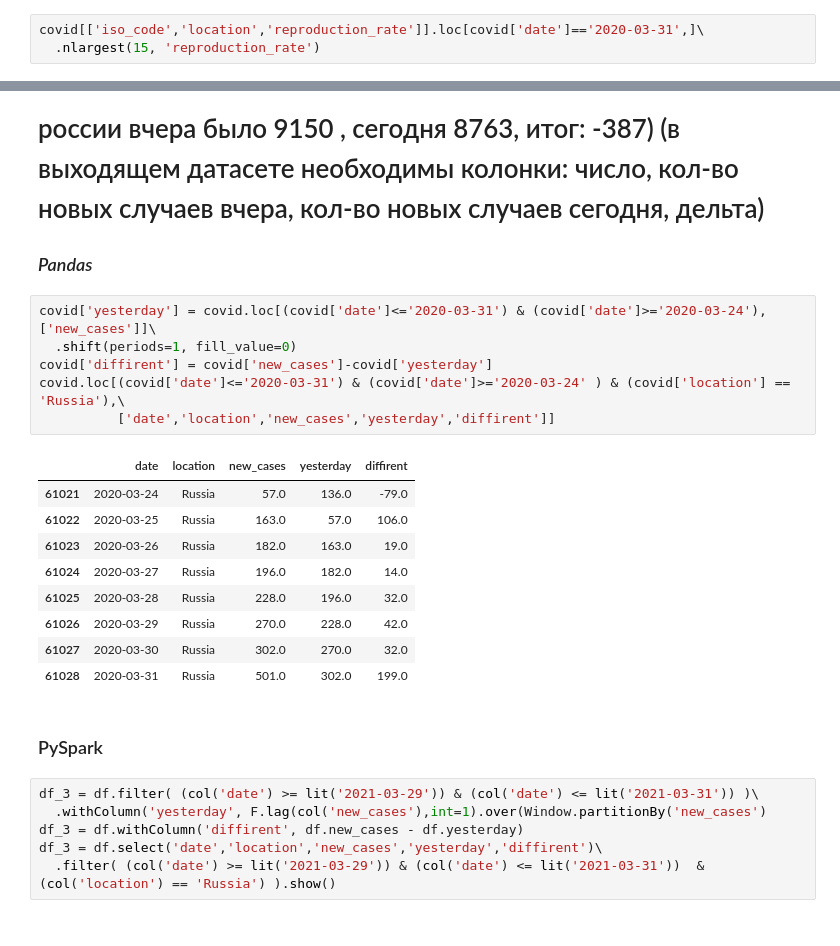
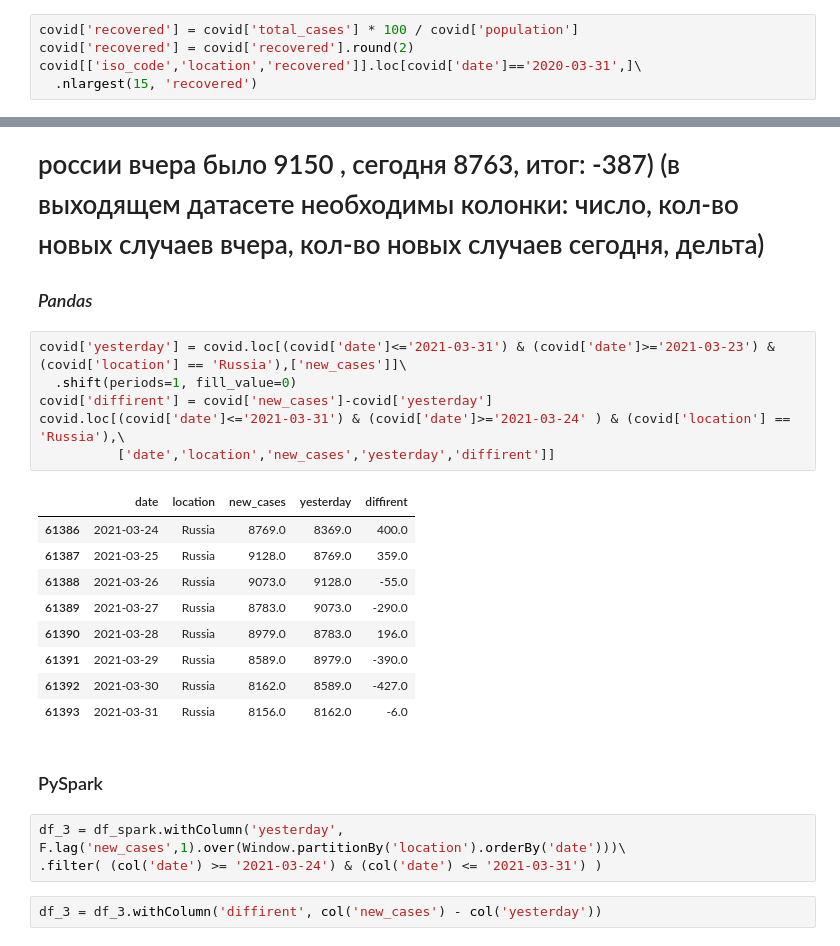
Before and after one commit to Svetorus/Spark, a Jupyter notebook: Spark_SQL.ipynb, the cells around one changed output, grey strips where cells are left out. Cells and saved outputs as stored; diff of their text form.

Commit message:
DZ_2_SparkSQL Вариант анализа данных на Pandas, Spark, Sql spark

```diff
--- a/Spark_SQL.ipynb
+++ b/Spark_SQL.ipynb
@@ -56,6 +94,8 @@ Index(['iso_code', 'continent', 'location', 'date', 'total_cases', 'new_cases',
 # 1. Выберите 15 стран с наибольшим процентом переболевших на 31 марта (в выходящем датасете необходимы колонки: iso_code, страна, процент переболевших)
 ### *Pandas*
 # %%
-covid[['iso_code','location','reproduction_rate']].loc[covid['date']=='2020-03-31',]\
-  .nlargest(15, 'reproduction_rate')
+covid['recovered'] = covid['total_cases'] * 100 / covid['population']
+covid['recovered'] = covid['recovered'].round(2)
+covid[['iso_code','location','recovered']].loc[covid['date']=='2020-03-31',]\
+  .nlargest(15, 'recovered')
 # %% [output]
@@ -134,26 +294,25 @@ new_covid.select('date','location','new_cases').orderBy(col('new_cases').desc())
 # 3. Посчитайте изменение случаев относительно предыдущего дня в России за последнюю неделю марта 2021. (например: в россии вчера было 9150 , сегодня 8763, итог: -387) (в выходящем датасете необходимы колонки: число, кол-во новых случаев вчера, кол-во новых случаев сегодня, дельта)
 ### *Pandas*
 # %%
-covid['yesterday'] = covid.loc[(covid['date']<='2020-03-31') & (covid['date']>='2020-03-24'),['new_cases']]\
+covid['yesterday'] = covid.loc[(covid['date']<='2021-03-31') & (covid['date']>='2021-03-23') & (covid['location'] == 'Russia'),['new_cases']]\
   .shift(periods=1, fill_value=0)
 covid['diffirent'] = covid['new_cases']-covid['yesterday']
-covid.loc[(covid['date']<='2020-03-31') & (covid['date']>='2020-03-24' ) & (covid['location'] == 'Russia'),\
+covid.loc[(covid['date']<='2021-03-31') & (covid['date']>='2021-03-24' ) & (covid['location'] == 'Russia'),\
           ['date','location','new_cases','yesterday','diffirent']]
 # %% [output]
 |  | date | location | new_cases | yesterday | diffirent |
-| 61021 | 2020-03-24 | Russia | 57.0 | 136.0 | -79.0 |
-| 61022 | 2020-03-25 | Russia | 163.0 | 57.0 | 106.0 |
-| 61023 | 2020-03-26 | Russia | 182.0 | 163.0 | 19.0 |
-| 61024 | 2020-03-27 | Russia | 196.0 | 182.0 | 14.0 |
-| 61025 | 2020-03-28 | Russia | 228.0 | 196.0 | 32.0 |
-| 61026 | 2020-03-29 | Russia | 270.0 | 228.0 | 42.0 |
-| 61027 | 2020-03-30 | Russia | 302.0 | 270.0 | 32.0 |
-| 61028 | 2020-03-31 | Russia | 501.0 | 302.0 | 199.0 |
+| 61386 | 2021-03-24 | Russia | 8769.0 | 8369.0 | 400.0 |
+| 61387 | 2021-03-25 | Russia | 9128.0 | 8769.0 | 359.0 |
+| 61388 | 2021-03-26 | Russia | 9073.0 | 9128.0 | -55.0 |
+| 61389 | 2021-03-27 | Russia | 8783.0 | 9073.0 | -290.0 |
+| 61390 | 2021-03-28 | Russia | 8979.0 | 8783.0 | 196.0 |
+| 61391 | 2021-03-29 | Russia | 8589.0 | 8979.0 | -390.0 |
+| 61392 | 2021-03-30 | Russia | 8162.0 | 8589.0 | -427.0 |
+| 61393 | 2021-03-31 | Russia | 8156.0 | 8162.0 | -6.0 |
 # %% [markdown]
 ### PySpark
 # %%
-df_3 = df.filter( (col('date') >= lit('2021-03-29')) & (col('date') <= lit('2021-03-31')) )\
-  .withColumn('yesterday', F.lag(col('new_cases'),int=1).over(Window.partitionBy('new_cases')
-df_3 = df.withColumn('diffirent', df.new_cases - df.yesterday)
-df_3 = df.select('date','location','new_cases','yesterday','diffirent')\
-  .filter( (col('date') >= lit('2021-03-29')) & (col('date') <= lit('2021-03-31'))  & (col('location') == 'Russia') ).show()
+df_3 = df_spark.withColumn('yesterday', F.lag('new_cases',1).over(Window.partitionBy('location').orderBy('date')))\
+.filter( (col('date') >= '2021-03-24') & (col('date') <= '2021-03-31') )
+# %%
+df_3 = df_3.withColumn('diffirent', col('new_cases') - col('yesterday'))
```
Also changed, not shown: parts of 28 cells of this notebook.
